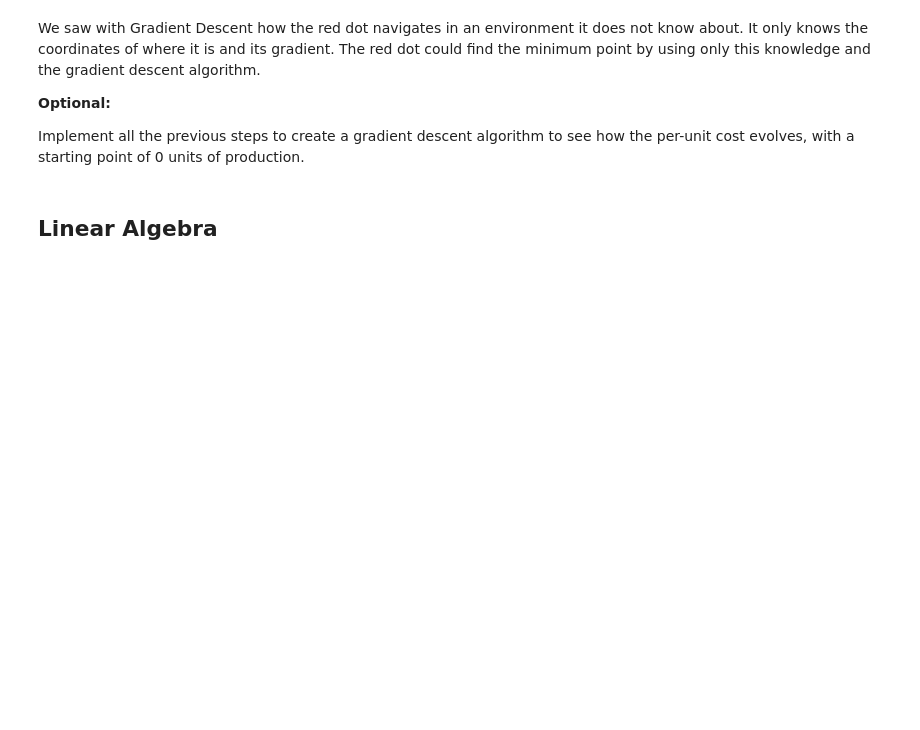
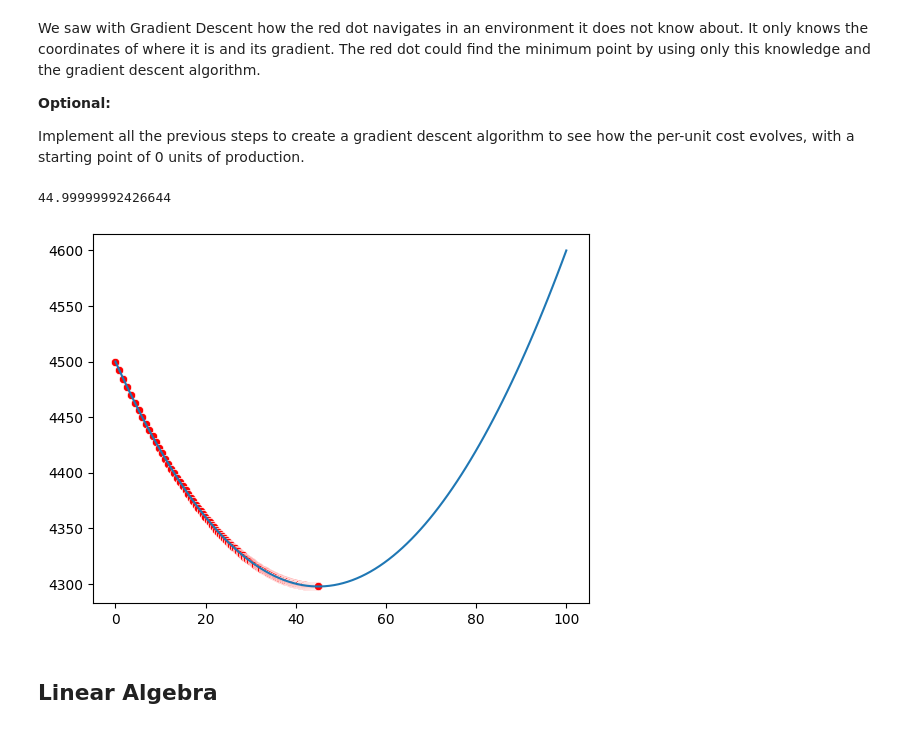
Before and after one commit to Ricenquimac/calculus-and-algebra-problems-with-python, a Jupyter notebook: notebook/problems.ipynb, the cells around one changed output. Drawn from its saved outputs; the diff is of its cells as text; code cells hidden in the pictures; blank space fills up the shorter version.

```diff
--- a/notebook/problems.ipynb
+++ b/notebook/problems.ipynb
@@ -283,6 +283,53 @@ We saw with Gradient Descent how the red dot navigates in an environment it does
 **Optional:**
 
 Implement all the previous steps to create a gradient descent algorithm to see how the per-unit cost evolves, with a starting point of 0 units of production.
+# %%
+import numpy as np
+import seaborn as sns
+
+def f(x):
+    return 0.1*(x)**2 - 9*(x) + 4500
+
+def df(x):
+    return 0.2*(x) - 9
+
+def visualize(f, x=None):
+
+    xArray = np.linspace(0, 100, 100)
+    yArray = f(xArray)
+    sns.lineplot(x=xArray, y=yArray)
+
+    if x is not None:
+        assert type(x) in [np.ndarray, list]
+        if type(x) is list:
+            x = np.array(x)
+
+
+        y = f(x)
+        sns.scatterplot(x=x, y=y, color='red')
+
+
+def gradient_descent(x, nsteps=1):
+
+    collectXs = [x]
+
+    learning_rate = 1e-01
+
+    for _ in range(nsteps):
+
+        x -= df(x) * learning_rate
+        collectXs.append(x)
+    return x, collectXs
+
+x= 0
+
+x, collectedXs = gradient_descent(x, nsteps=1000)
+print(x)
+
+visualize(f, x=collectedXs)
+# %% [output]
+44.99999992426644
+[figure, added]
 # %% [markdown]
 ## Linear Algebra
 # %% [markdown]
```
